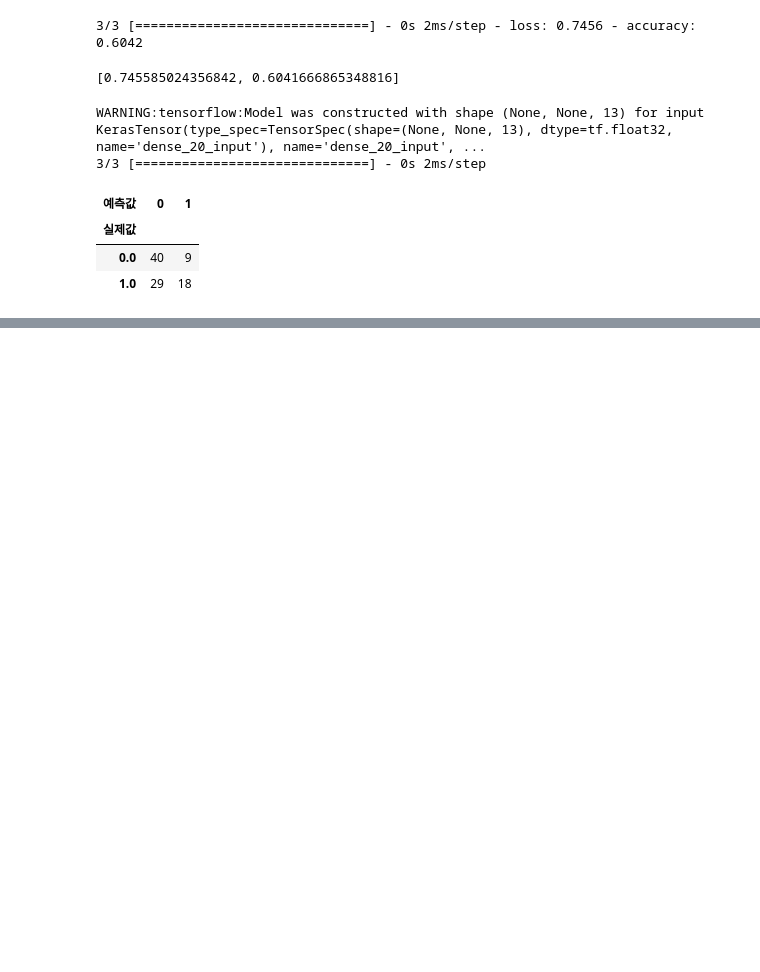
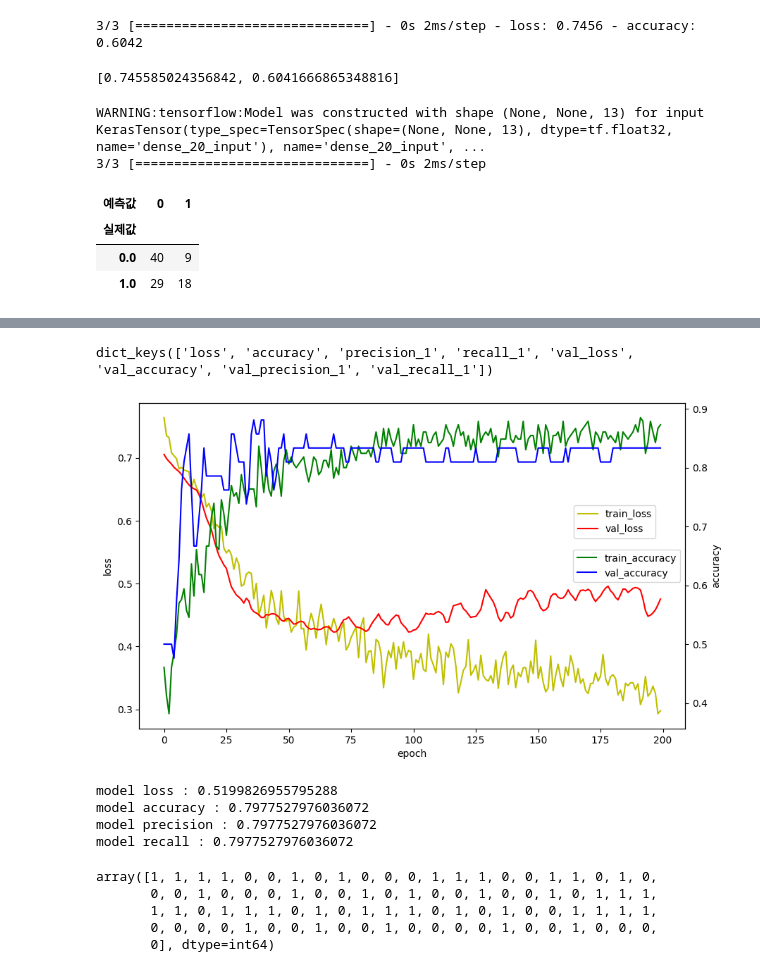
Before and after one commit to drose14789/ai, a Jupyter notebook: source/05_DeepLearning/07_심장병발병예측(이진==로지스틱회귀,분류).ipynb, the cells around one changed output, grey strips where cells are left out. Saved outputs shown, nothing was run; the diff lists cells and outputs as text; code cells hidden in the pictures; blank space fills up the shorter version.

```diff
--- a/source/05_DeepLearning/07_심장병발병예측(이진==로지스틱회귀,분류).ipynb
+++ b/source/05_DeepLearning/07_심장병발병예측(이진==로지스틱회귀,분류).ipynb
@@ -513,0 +546,4 @@ pd.crosstab(y_test, y_hat, rownames=['실제값'], colnames=['예측값'])
+# %%
+Y_train = to_categorical(y_train)
+Y_test  = to_categorical(y_test)
+X_train.shape, X_test.shape, Y_train.shape, Y_test.shape
@@ -513,0 +552,11 @@ pd.crosstab(y_test, y_hat, rownames=['실제값'], colnames=['예측값'])
+# %%
+from tensorflow.keras.layers import Dropout
+model = Sequential()
+model.add(Dense(units=32, input_dim=13, activation='tanh'))
+model.add(Dropout(0.3))
+model.add(Dense(units=16, activation='relu'))
+model.add(Dropout(0.2))
+model.add(Dense(units=8, activation='relu'))
+model.add(Dropout(0.3))
+model.add(Dense(units=2, activation='softmax'))
+model.summary()
@@ -513,0 +581,15 @@ pd.crosstab(y_test, y_hat, rownames=['실제값'], colnames=['예측값'])
+# %%
+from tensorflow.keras.optimizers import Adam
+from tensorflow.keras.metrics import Recall, Precision
+model.compile(loss='categorical_crossentropy',
+             # optimizer=Adam(learning_rate=0.01),
+             optimizer='adam',
+             metrics=['accuracy', # 정확도
+                     Precision(), # 정밀도(예측값 중심)
+                     Recall()])   # 재현율(실제값 중심)
+# %%
+%%time
+hist = model.fit(X_train, Y_train, # 훈련데이터셋
+                epochs=200,            #  학습횟수
+                validation_split=0.2,  # 검증데이터를 훈련데이터의 20%로 사용
+                verbose=0) # 로그출력 안함
@@ -513,0 +599,41 @@ pd.crosstab(y_test, y_hat, rownames=['실제값'], colnames=['예측값'])
+# %%
+hist.history.keys()
+# %% [output]
+dict_keys(['loss', 'accuracy', 'precision_1', 'recall_1', 'val_loss', 'val_accuracy', 'val_precision_1', 'val_recall_1'])
+# %%
+# 학습과정 표시하기
+import matplotlib.pyplot as plt
+fig, loss_ax = plt.subplots(figsize=(10,6))
+loss_ax.plot(hist.history['loss'], 'y', label='train_loss')
+loss_ax.plot(hist.history['val_loss'], 'r', label='val_loss')
+acc_ax = loss_ax.twinx() # loss_ax와 x축을 공유하는 acc_ax 생성
+acc_ax.plot(hist.history['accuracy'], 'g', label='train_accuracy')
+acc_ax.plot(hist.history['val_accuracy'], 'b', label='val_accuracy')
+loss_ax.set_xlabel('epoch')
+loss_ax.set_ylabel('loss')
+acc_ax.set_ylabel('accuracy')
+loss_ax.legend(bbox_to_anchor=(0.955, 0.7))
+acc_ax.legend(loc='center right')
+plt.show()
+# %% [output]
+[figure, added]
+# %%
+score = model.evaluate(X_test, Y_test, verbose=0)
+print('model loss :', score[0])
+print('model accuracy :', score[1])
+print('model precision :', score[2])
+print('model recall :', score[3])
+# %% [output]
+model loss : 0.5199826955795288
+model accuracy : 0.7977527976036072
+model precision : 0.7977527976036072
+model recall : 0.7977527976036072
+# %%
+# 교차표(혼동행렬)
+y_test.reshape(-1) # 실제값
+# %% [output]
+array([1, 1, 1, 1, 0, 0, 1, 0, 1, 0, 0, 0, 1, 1, 1, 0, 0, 1, 1, 0, 1, 0,
+       0, 0, 1, 0, 0, 0, 1, 0, 0, 1, 0, 1, 0, 0, 1, 0, 0, 1, 0, 1, 1, 1,
+       1, 1, 0, 1, 1, 1, 0, 1, 0, 1, 1, 1, 0, 1, 0, 1, 0, 0, 1, 1, 1, 1,
+       0, 0, 0, 0, 1, 0, 0, 1, 0, 0, 1, 0, 0, 0, 0, 1, 0, 0, 1, 0, 0, 0,
+       0], dtype=int64)
```
Also changed, not shown: parts of 16 cells of this notebook, 47 other files.
